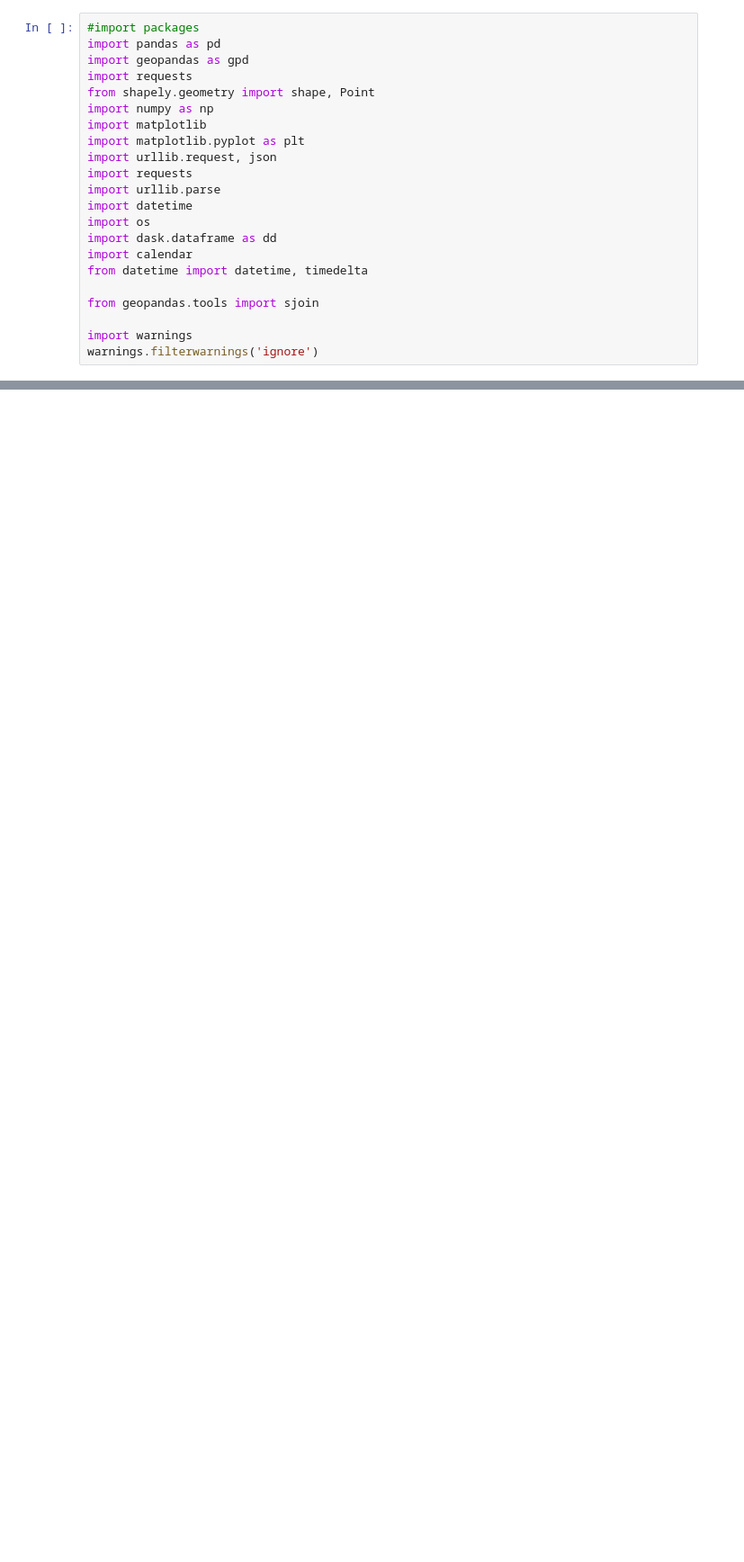
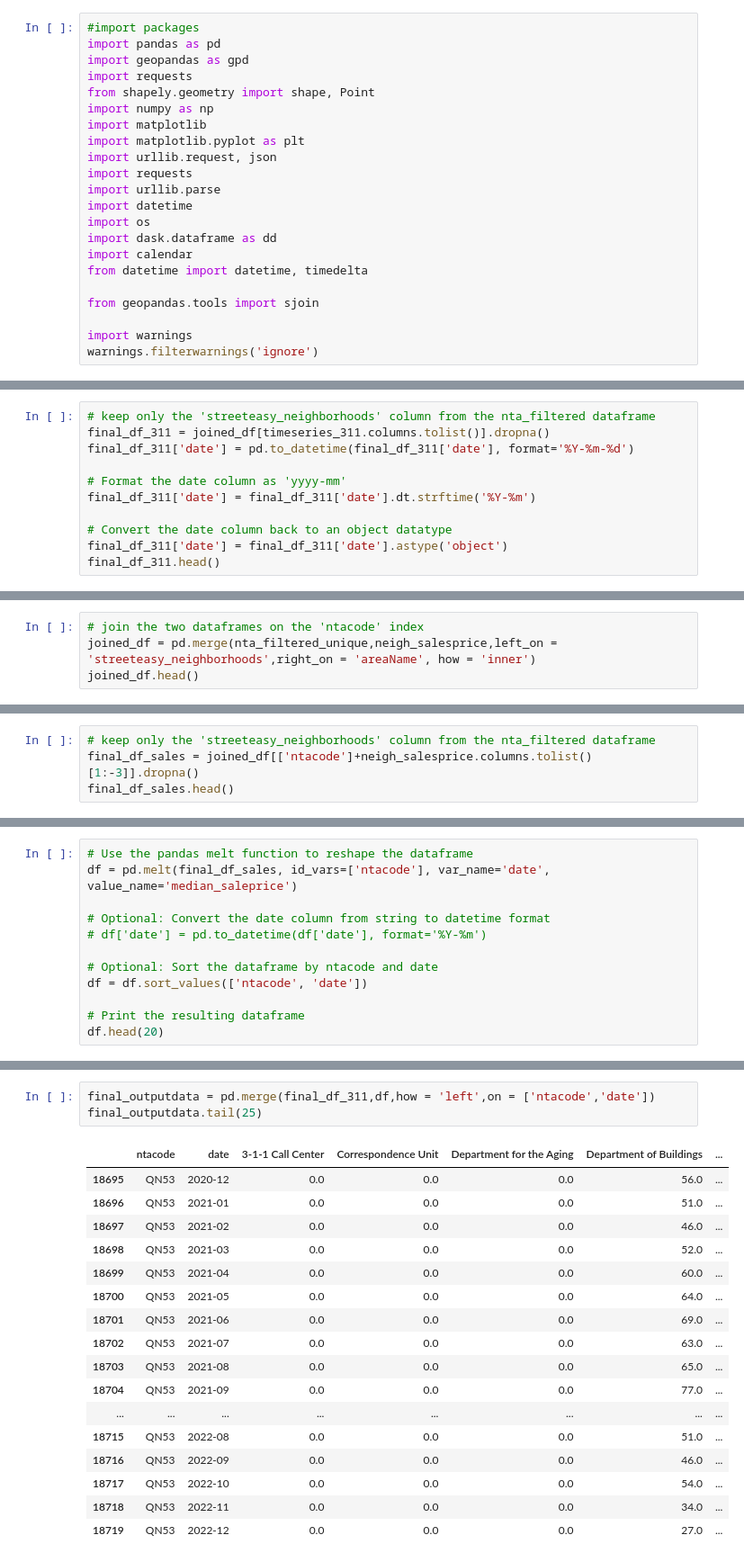
Before and after one commit to emj1020/applied_data_science_final_project, a Jupyter notebook: Scripts/02_NTA_StreetEasy_Neighborhoods.ipynb, the cells around one changed output, grey strips where cells are left out. Shown: that part at 90% size. Cells and saved outputs as stored; diff of their text form; blank space fills up the shorter version.

```diff
--- a/Scripts/02_NTA_StreetEasy_Neighborhoods.ipynb
+++ b/Scripts/02_NTA_StreetEasy_Neighborhoods.ipynb
@@ -279,0 +536,11 @@ nta_nyc[nta_nyc['boro_name']== 'Staten Island']
+# %%
+# keep only the 'streeteasy_neighborhoods' column from the nta_filtered dataframe
+final_df_311 = joined_df[timeseries_311.columns.tolist()].dropna()
+final_df_311['date'] = pd.to_datetime(final_df_311['date'], format='%Y-%m-%d')
+
+# Format the date column as 'yyyy-mm'
+final_df_311['date'] = final_df_311['date'].dt.strftime('%Y-%m')
+
+# Convert the date column back to an object datatype
+final_df_311['date'] = final_df_311['date'].astype('object')
+final_df_311.head()
@@ -279,0 +555,4 @@ nta_nyc[nta_nyc['boro_name']== 'Staten Island']
+# %%
+# join the two dataframes on the 'ntacode' index
+joined_df = pd.merge(nta_filtered_unique,neigh_salesprice,left_on = 'streeteasy_neighborhoods',right_on = 'areaName', how = 'inner')
+joined_df.head()
@@ -279,0 +582,4 @@ nta_nyc[nta_nyc['boro_name']== 'Staten Island']
+# %%
+# keep only the 'streeteasy_neighborhoods' column from the nta_filtered dataframe
+final_df_sales = joined_df[['ntacode']+neigh_salesprice.columns.tolist()[1:-3]].dropna()
+final_df_sales.head()
@@ -279,0 +594,12 @@ nta_nyc[nta_nyc['boro_name']== 'Staten Island']
+# %%
+# Use the pandas melt function to reshape the dataframe
+df = pd.melt(final_df_sales, id_vars=['ntacode'], var_name='date', value_name='median_saleprice')
+
+# Optional: Convert the date column from string to datetime format
+# df['date'] = pd.to_datetime(df['date'], format='%Y-%m')
+
+# Optional: Sort the dataframe by ntacode and date
+df = df.sort_values(['ntacode', 'date'])
+
+# Print the resulting dataframe
+df.head(20)
@@ -279,0 +667,21 @@ nta_nyc[nta_nyc['boro_name']== 'Staten Island']
+# %%
+final_outputdata = pd.merge(final_df_311,df,how = 'left',on = ['ntacode','date'])
+final_outputdata.tail(25)
+# %% [output]
+|  | ntacode | date | 3-1-1 Call Center | Correspondence Unit | Department for the Aging | Department of Buildings | ... |
+| 18695 | QN53 | 2020-12 | 0.0 | 0.0 | 0.0 | 56.0 | ... |
+| 18696 | QN53 | 2021-01 | 0.0 | 0.0 | 0.0 | 51.0 | ... |
+| 18697 | QN53 | 2021-02 | 0.0 | 0.0 | 0.0 | 46.0 | ... |
+| 18698 | QN53 | 2021-03 | 0.0 | 0.0 | 0.0 | 52.0 | ... |
+| 18699 | QN53 | 2021-04 | 0.0 | 0.0 | 0.0 | 60.0 | ... |
+| 18700 | QN53 | 2021-05 | 0.0 | 0.0 | 0.0 | 64.0 | ... |
+| 18701 | QN53 | 2021-06 | 0.0 | 0.0 | 0.0 | 69.0 | ... |
+| 18702 | QN53 | 2021-07 | 0.0 | 0.0 | 0.0 | 63.0 | ... |
+| 18703 | QN53 | 2021-08 | 0.0 | 0.0 | 0.0 | 65.0 | ... |
+| 18704 | QN53 | 2021-09 | 0.0 | 0.0 | 0.0 | 77.0 | ... |
+| ... | ... | ... | ... | ... | ... | ... | ... |
+| 18715 | QN53 | 2022-08 | 0.0 | 0.0 | 0.0 | 51.0 | ... |
+| 18716 | QN53 | 2022-09 | 0.0 | 0.0 | 0.0 | 46.0 | ... |
+| 18717 | QN53 | 2022-10 | 0.0 | 0.0 | 0.0 | 54.0 | ... |
+| 18718 | QN53 | 2022-11 | 0.0 | 0.0 | 0.0 | 34.0 | ... |
+| 18719 | QN53 | 2022-12 | 0.0 | 0.0 | 0.0 | 27.0 | ... |
```
Also changed, not shown: parts of 44 cells of this notebook, 2 other files.
